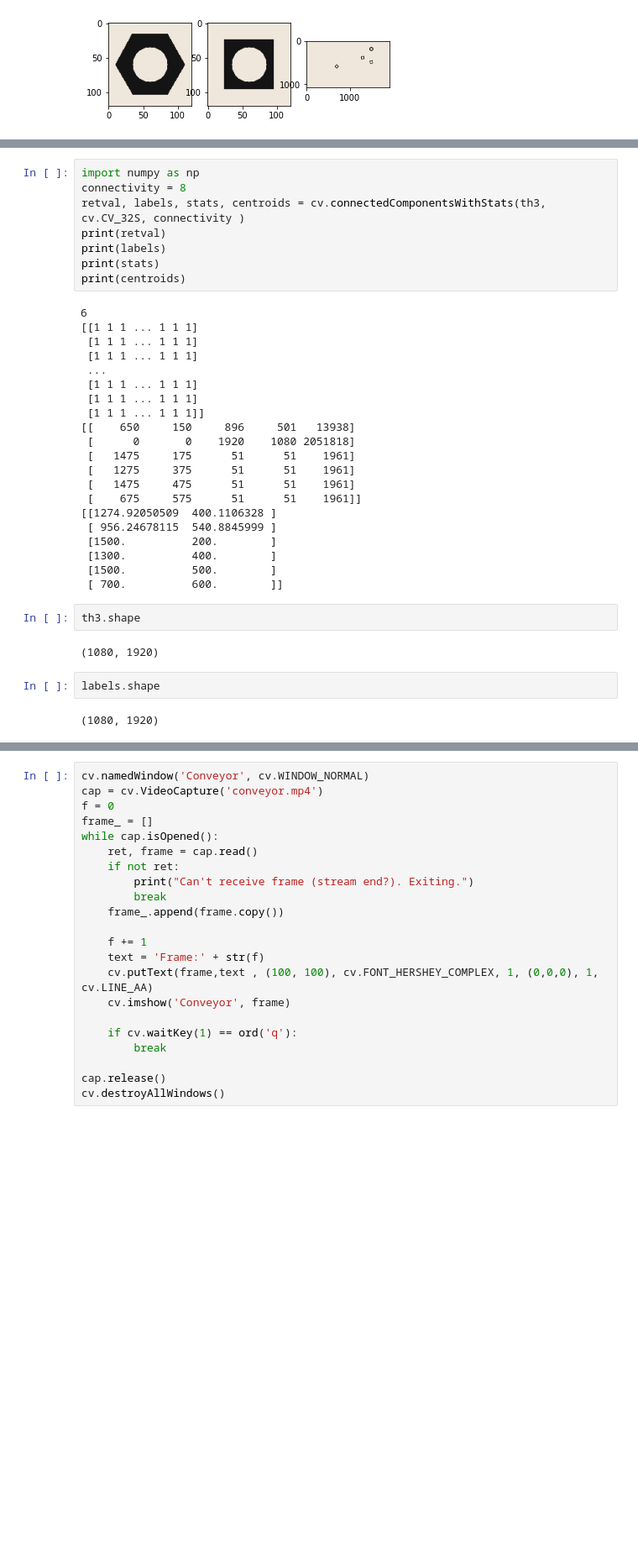
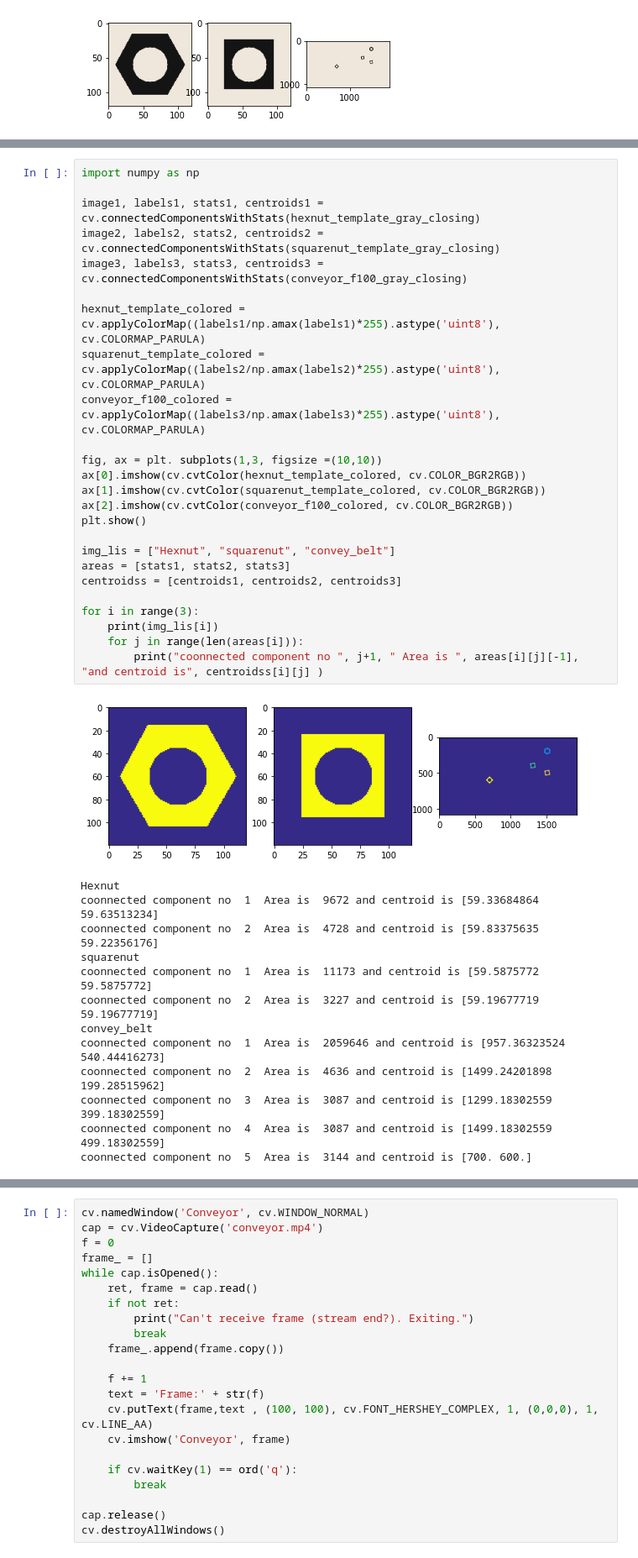
Before and after one commit to Thilanka1999/Computer-Vision-and-Image-Processing, a Jupyter notebook: assignment 3/190691B_a03.ipynb, the cells around one changed output, grey strips where cells are left out. Shown at 84% size. Saved outputs shown, nothing was run; the diff lists cells and outputs as text; blank space fills up the shorter version.

```diff
--- a/assignment 3/190691B_a03.ipynb
+++ b/assignment 3/190691B_a03.ipynb
@@ -56,40 +59,42 @@ plt.show()
-# %%
-import numpy as np
-connectivity = 8
-retval, labels, stats, centroids = cv.connectedComponentsWithStats(th3, cv.CV_32S, connectivity )
-print(retval)
-print(labels)
-print(stats)
-print(centroids)
-# %% [output]
-6
-[[1 1 1 ... 1 1 1]
- [1 1 1 ... 1 1 1]
- [1 1 1 ... 1 1 1]
- ...
- [1 1 1 ... 1 1 1]
- [1 1 1 ... 1 1 1]
- [1 1 1 ... 1 1 1]]
-[[    650     150     896     501   13938]
- [      0       0    1920    1080 2051818]
- [   1475     175      51      51    1961]
- [   1275     375      51      51    1961]
- [   1475     475      51      51    1961]
- [    675     575      51      51    1961]]
-[[1274.92050509  400.1106328 ]
- [ 956.24678115  540.8845999 ]
- [1500.          200.        ]
- [1300.          400.        ]
- [1500.          500.        ]
- [ 700.          600.        ]]
-# %%
-th3.shape
-# %% [output]
-(1080, 1920)
-# %%
-labels.shape
-# %% [output]
-(1080, 1920)
+# %%
+import numpy as np
+
+image1, labels1, stats1, centroids1 = cv.connectedComponentsWithStats(hexnut_template_gray_closing)
+image2, labels2, stats2, centroids2 = cv.connectedComponentsWithStats(squarenut_template_gray_closing)
+image3, labels3, stats3, centroids3 = cv.connectedComponentsWithStats(conveyor_f100_gray_closing)
+
+hexnut_template_colored = cv.applyColorMap((labels1/np.amax(labels1)*255).astype('uint8'), cv.COLORMAP_PARULA)
+squarenut_template_colored = cv.applyColorMap((labels2/np.amax(labels2)*255).astype('uint8'), cv.COLORMAP_PARULA)
+conveyor_f100_colored = cv.applyColorMap((labels3/np.amax(labels3)*255).astype('uint8'), cv.COLORMAP_PARULA)
+
+fig, ax = plt. subplots(1,3, figsize =(10,10))
+ax[0].imshow(cv.cvtColor(hexnut_template_colored, cv.COLOR_BGR2RGB))
+ax[1].imshow(cv.cvtColor(squarenut_template_colored, cv.COLOR_BGR2RGB))
+ax[2].imshow(cv.cvtColor(conveyor_f100_colored, cv.COLOR_BGR2RGB))
+plt.show()
+
+img_lis = ["Hexnut", "squarenut", "convey_belt"]
+areas = [stats1, stats2, stats3]
+centroidss = [centroids1, centroids2, centroids3]
+
+for i in range(3):
+    print(img_lis[i])
+    for j in range(len(areas[i])):
+        print("coonnected component no ", j+1, " Area is ", areas[i][j][-1], "and centroid is", centroidss[i][j] )
+# %% [output]
+[figure, added]
+Hexnut
+coonnected component no  1  Area is  9672 and centroid is [59.33684864 59.63513234]
+coonnected component no  2  Area is  4728 and centroid is [59.83375635 59.22356176]
+squarenut
+coonnected component no  1  Area is  11173 and centroid is [59.5875772 59.5875772]
+coonnected component no  2  Area is  3227 and centroid is [59.19677719 59.19677719]
+convey_belt
+coonnected component no  1  Area is  2059646 and centroid is [957.36323524 540.44416273]
+coonnected component no  2  Area is  4636 and centroid is [1499.24201898  199.28515962]
+coonnected component no  3  Area is  3087 and centroid is [1299.18302559  399.18302559]
+coonnected component no  4  Area is  3087 and centroid is [1499.18302559  499.18302559]
+coonnected component no  5  Area is  3144 and centroid is [700. 600.]
 # %%
 contours1, hierarchy1	=	cv.findContours(th1, cv.RETR_TREE, cv.CHAIN_APPROX_SIMPLE)
 contours2, hierarchy2	=	cv.findContours(th2, cv.RETR_TREE, cv.CHAIN_APPROX_SIMPLE)
```
Also changed, not shown: parts of 9 cells of this notebook.
